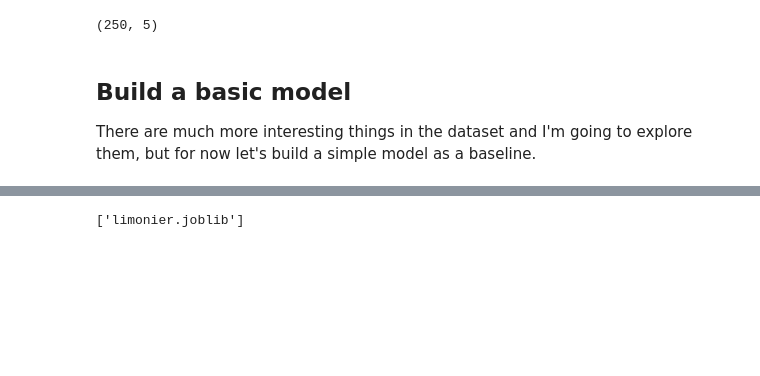
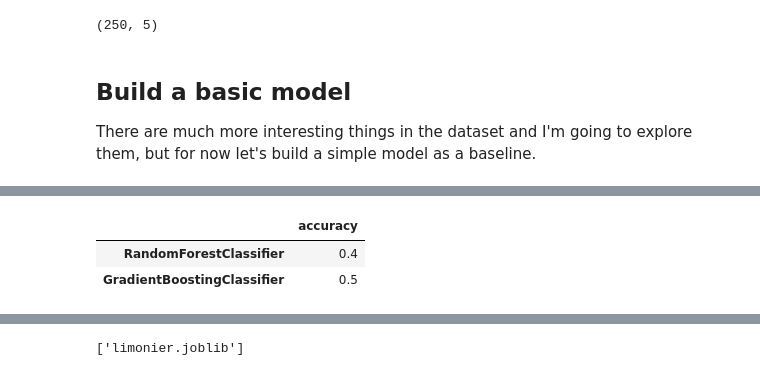
Before and after one commit to jorislimonier/uca-msc-dsai, a Jupyter notebook: intro-ML/final-project/petfinder-adoption-prediction-students.ipynb, the cells around one changed output, grey strips where cells are left out. Saved outputs shown, nothing was run; the diff lists cells and outputs as text; code cells hidden in the pictures; blank space fills up the shorter version.

```diff
--- a/intro-ML/final-project/petfinder-adoption-prediction-students.ipynb
+++ b/intro-ML/final-project/petfinder-adoption-prediction-students.ipynb
@@ -463,51 +463,96 @@ shape: (430, 128) (10426, 128)
 ## Build a basic model
 
 There are much more interesting things in the dataset and I'm going to explore them, but for now let's build a simple model as a baseline.
+# %%
+from sklearn.preprocessing import FunctionTransformer
+
+
+def nb_colors(df):
+    return pd.DataFrame((df != "Unknown").sum(axis=1))
 # %%
-from sklearn.preprocessing import OneHotEncoder, StandardScaler
+import os
+from sklearn import set_config
+
+from sklearn.preprocessing import OneHotEncoder, StandardScaler, MinMaxScaler
 from sklearn.feature_extraction.text import CountVectorizer, TfidfVectorizer
 from sklearn.compose import ColumnTransformer
 from sklearn.pipeline import make_pipeline, FeatureUnion
 from sklearn.decomposition import PCA, SparsePCA, TruncatedSVD
 from sklearn.pipeline import Pipeline
 
+from sklearn.tree import DecisionTreeClassifier
 from sklearn.linear_model import LogisticRegression
-from sklearn.ensemble import RandomForestClassifier
+from sklearn.ensemble import RandomForestClassifier, GradientBoostingClassifier
+from sklearn.naive_bayes import BernoulliNB, GaussianNB, MultinomialNB
+from sklearn.model_selection import GridSearchCV
 from sklearn.metrics import accuracy_score
+set_config(display="diagram")
 
-categorical_preprocessor = Pipeline(
-    steps=[("OneHotEncoder", OneHotEncoder(handle_unknown="ignore", sparse=False)), ])
-numerical_preprocessor = Pipeline(
-    steps=[("StandardScaler", StandardScaler()), ])
-text_preprocessor = Pipeline(
-    steps=[("CountVectorizer", TfidfVectorizer()), ])
-image_preprocessor = Pipeline(
-    steps=[("BOF_extractor", BOF_extractor(nb_img_features=3, verbose=False)), ]
-)
+
+categorical_preprocessor = OneHotEncoder(handle_unknown="ignore", sparse=False)
+numerical_preprocessor = StandardScaler()
+text_preprocessor = TfidfVectorizer()
+image_preprocessor = BOF_extractor(nb_img_features=3, verbose=False)
+
+nb_colors_transformer = FunctionTransformer(func=nb_colors, validate=False)
 
 preprocessor = ColumnTransformer(transformers=[
     ("categorical encoding", categorical_preprocessor, cat_cols),
     ("numerical encoding", numerical_preprocessor, num_cols),
     ("text encoding", text_preprocessor, 'Description'),
-    # ("image encoding", image_preprocessor, 'Images'),
+    ("image encoding", image_preprocessor, 'Images'),
+    ("compute nb colors", nb_colors_transformer,
+     [f"Color{i}" for i in range(1, 4)]),
 ])
 
 dim_red = FeatureUnion([("Truncated SVD", TruncatedSVD(n_components=100))])
-classifier = RandomForestClassifier()
+
+classifiers = [RandomForestClassifier(), GradientBoostingClassifier()]
+# classifiers = [RandomForestClassifier()]
+
+for classifier in classifiers:
+    model = Pipeline(steps=[("preprocessing", preprocessor),
+                    ("dimensionality reduction", dim_red), ("classifier", classifier), ])
+    # model.fit(X_train, y_train)
+    # y_pred = model.predict(X_train)
+    # print(accuracy_score(y_train, y_pred))
+    # display(model)
 
 
-model = Pipeline(steps=[("preprocessing", preprocessor), ("dimensionality reduction", dim_red), ("classifier", classifier), ])
-model.fit(X_train, y_train)
-y_pred = model.predict(X_train)
-print(accuracy_score(y_train, y_pred))
-display(model)
+    preproc_pipe = model[:-1]
+    preproc_X_train = preproc_pipe.fit_transform(X_train)
+
+    classifier_pipe = model[-1]
+    classifier_pipe.fit(preproc_X_train, y_train)
+    y_pred = classifier_pipe.predict(preproc_X_train)
+    # print(accuracy_score(y_train, y_pred))
 
 
-preproc_pipe = model[:-1]
-preproc_X_train = preproc_pipe.fit_transform(X_train)
+    test = pd.read_csv(path+"test.csv")[:10]
 
-classifier_pipe = model[-1]
-classifier_pipe.fit(preproc_X_train, y_train)
-y_pred = classifier_pipe.predict(preproc_X_train)
-print(accuracy_score(y_train, y_pred))
+    y_test = test['target']
+    X_test = test.drop(['target'], axis=1)
+
+    img_dir = "test_images/"
+    X_test['Images'] = [path+img_dir+img for img in test['Images']]
+    y_pred = model.predict(X_test)
+
+    clf_name = classifier.__class__.__name__
+    accuracy = accuracy_score(y_test, y_pred)
+
+    print(accuracy)
+    try:
+        df_csv = pd.read_csv("classifier-accuracy.csv", index_col=0)
+    except Exception as e:
+        print(e, "\nempty data")
+        acc_dict = {clf_name: [accuracy]}
+        df_csv = pd.DataFrame.from_dict(acc_dict, orient="index", columns=["accuracy"])
+    if clf_name in df_csv.index:
+        df_csv.loc[clf_name, "accuracy"] = accuracy
+    else:
+        acc_dict = {clf_name: [accuracy]}
+        df_clf_acc = pd.DataFrame.from_dict(acc_dict, orient="index", columns=["accuracy"])
+        df_csv = pd.concat([df_csv, df_clf_acc])
+    display(df_csv)
+    df_csv.to_csv("classifier-accuracy.csv")
 # %% [output]
@@ -532,0 +563,3 @@ Pipeline(steps=[('preprocessing',
+|  | accuracy |
+| RandomForestClassifier | 0.4 |
+| GradientBoostingClassifier | 0.5 |
```
Also changed, not shown: parts of 8 cells of this notebook, 4 other files.
